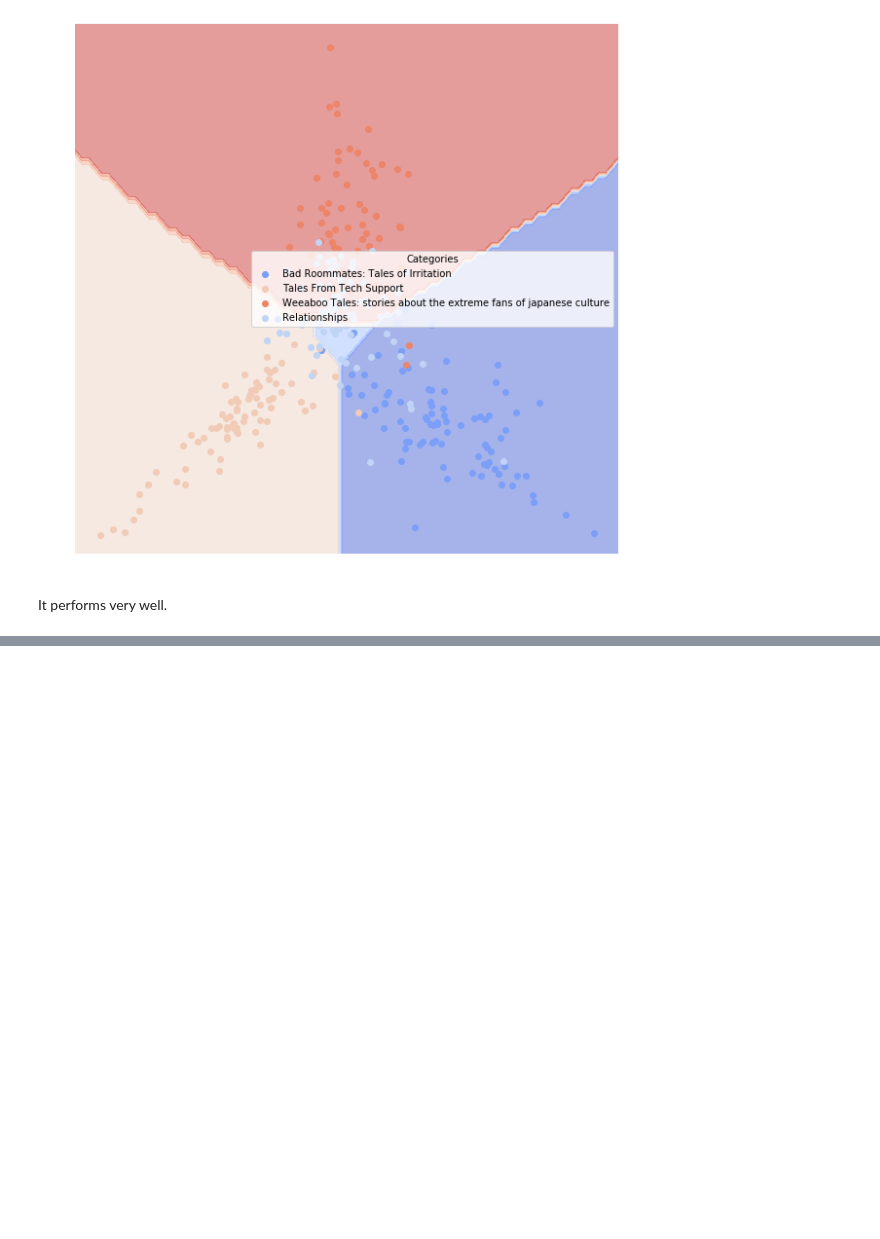
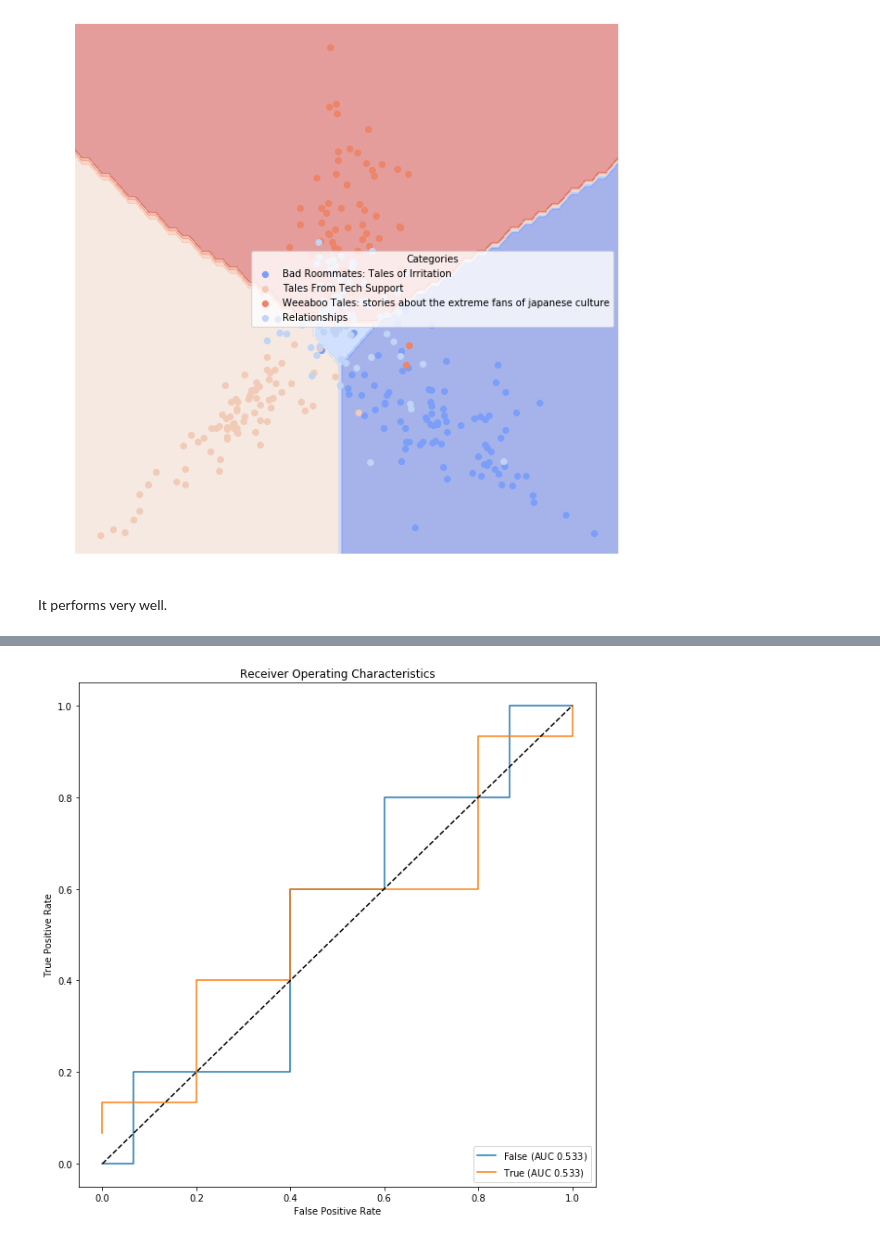
Before and after one commit to luisesanmartin/Content-Analysis-2020, a Jupyter notebook: week-3/3-Classification.ipynb, the cells around one changed output, grey strips where cells are left out. Cells and saved outputs as stored; diff of their text form; code cells hidden in the pictures; blank space fills up the shorter version.

```diff
--- a/week-3/3-Classification.ipynb
+++ b/week-3/3-Classification.ipynb
@@ -1832,0 +1835,6 @@ To train my Neural Network classifier, I'll follow the same approach than for qu
+# %%
+train_df_nn = train_df[:]
+test_df_nn = test_df[:]
+# %%
+clf_nn = sklearn.neural_network.MLPClassifier(random_state=739049)
+clf_nn.fit(np.stack(train_df_nn['vect'], axis=0), train_df_nn['category'])
@@ -1832,0 +1882,4 @@ To train my Neural Network classifier, I'll follow the same approach than for qu
+# %%
+lucem_illud_2020.plotMultiROC(clf_nn, test_df_nn)
+# %% [output]
+[figure, added]
```
Also changed, not shown: parts of 15 cells of this notebook.
